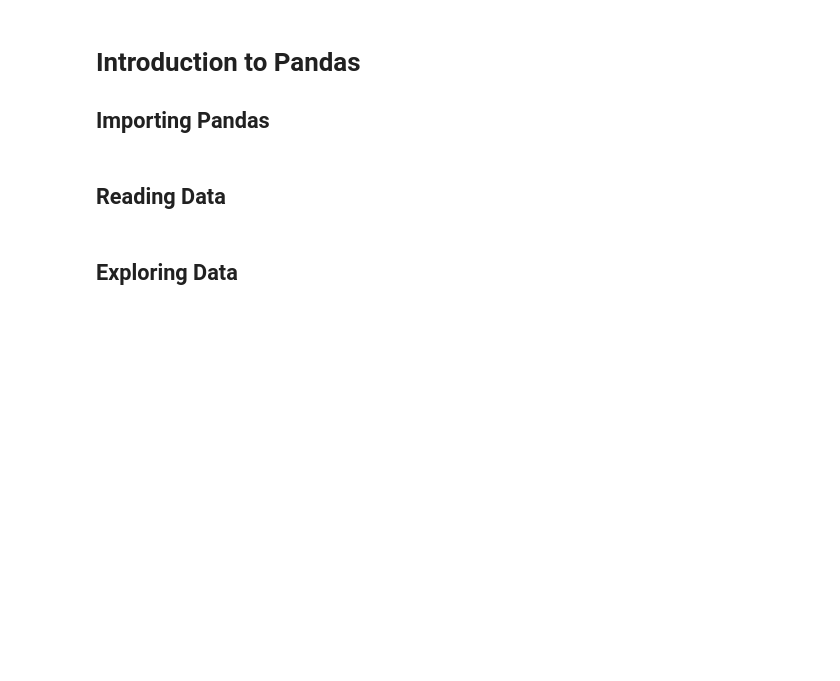
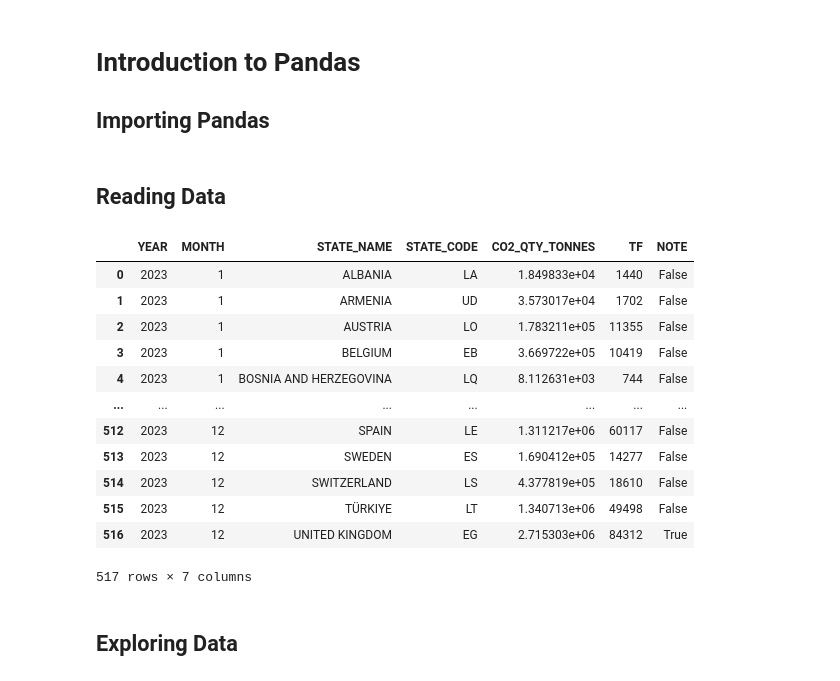
Before and after one commit to ZHAW-ZAV/TSO-FS26-students, a Jupyter notebook: 01_python_basics/01_03_intro_pandas.ipynb, the cells around one changed output. Drawn from its saved outputs; the diff is of its cells as text; code cells hidden in the pictures; blank space fills up the shorter version.

```diff
--- a/01_python_basics/01_03_intro_pandas.ipynb
+++ b/01_python_basics/01_03_intro_pandas.ipynb
@@ -57,6 +57,22 @@ import pandas as pd
 # You can read all kinds of files with pandas, not just csv,
 # but also excel, json, etc. with pd.read_excel, pd.read_json
 co2 = pd.read_csv(path_to_co2)
+# %%
+co2
+# %% [output]
+|  | YEAR | MONTH | STATE_NAME | STATE_CODE | CO2_QTY_TONNES | TF | NOTE |
+| 0 | 2023 | 1 | ALBANIA | LA | 1.849833e+04 | 1440 | False |
+| 1 | 2023 | 1 | ARMENIA | UD | 3.573017e+04 | 1702 | False |
+| 2 | 2023 | 1 | AUSTRIA | LO | 1.783211e+05 | 11355 | False |
+| 3 | 2023 | 1 | BELGIUM | EB | 3.669722e+05 | 10419 | False |
+| 4 | 2023 | 1 | BOSNIA AND HERZEGOVINA | LQ | 8.112631e+03 | 744 | False |
+| ... | ... | ... | ... | ... | ... | ... | ... |
+| 512 | 2023 | 12 | SPAIN | LE | 1.311217e+06 | 60117 | False |
+| 513 | 2023 | 12 | SWEDEN | ES | 1.690412e+05 | 14277 | False |
+| 514 | 2023 | 12 | SWITZERLAND | LS | 4.377819e+05 | 18610 | False |
+| 515 | 2023 | 12 | TÜRKIYE | LT | 1.340713e+06 | 49498 | False |
+| 516 | 2023 | 12 | UNITED KINGDOM | EG | 2.715303e+06 | 84312 | True |
+517 rows × 7 columns
 # %% [markdown]
 ## Exploring Data
 # %%
```
Also changed, not shown: parts of 1 cell of this notebook, 7 other files.
